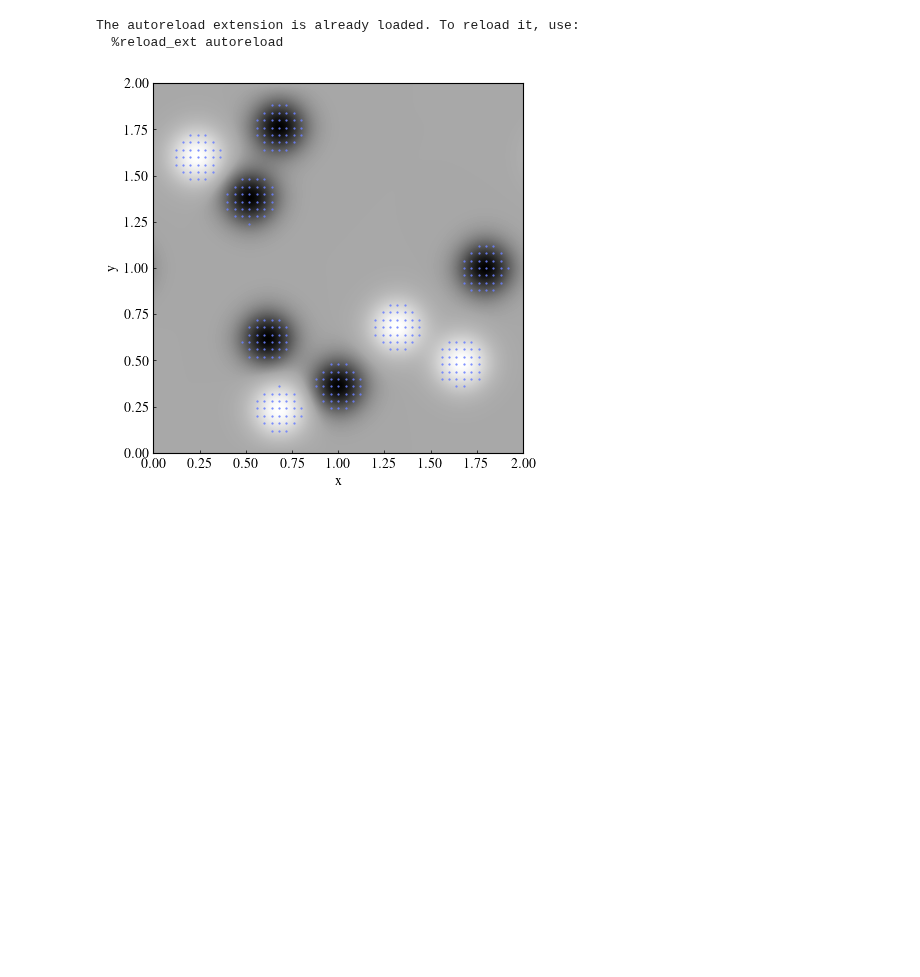
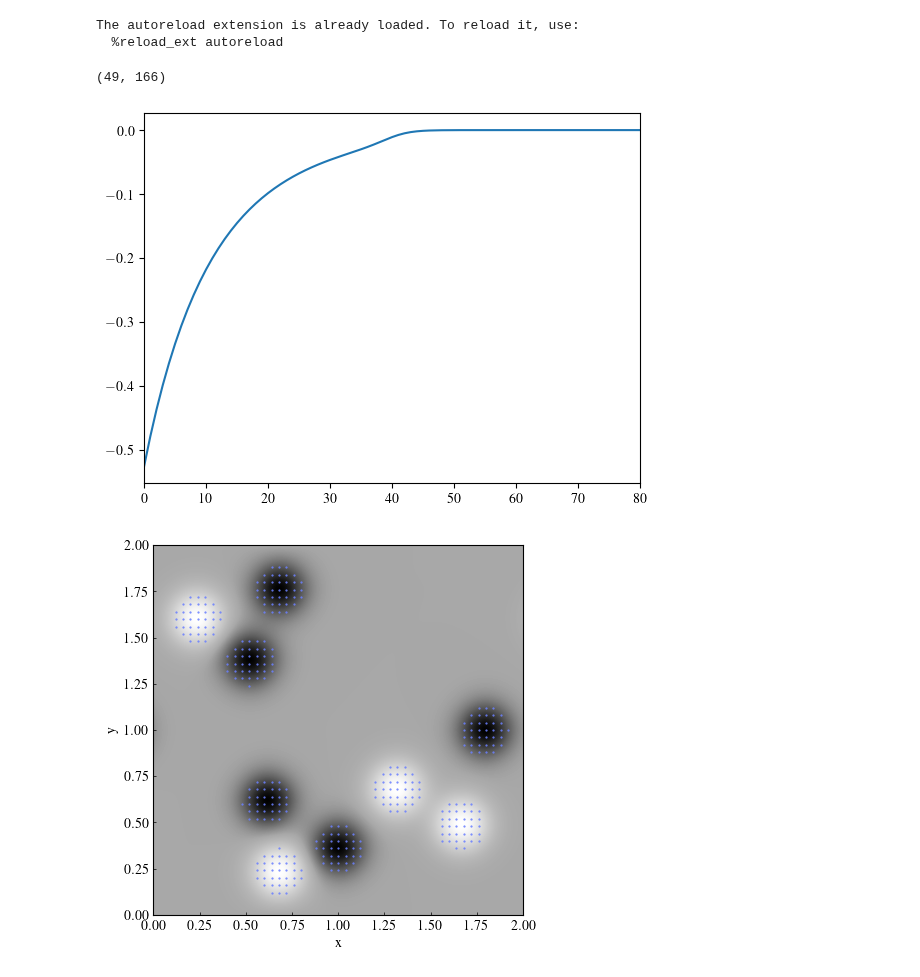
Before and after one commit to LMNadol/mflex, a Jupyter notebook: mhsflex/test.ipynb, the cells around one changed output. Saved outputs shown, nothing was run; the diff lists cells and outputs as text; code cells hidden in the pictures; blank space fills up the shorter version.

```diff
--- a/mhsflex/test.ipynb
+++ b/mhsflex/test.ipynb
@@ -72,3 +78,18 @@ fex = Field3d(
+# %%
+dp = fex.dpres
+dd = fex.dden
+fp = fex.fpres
+fd = fex.fden
+
+print(np.unravel_index(fex.bz.argmax(), fex.bz.shape))
+# %% [output]
+(49, 166)
+# %%
+plt.plot(dp[49,166])
+plt.xlim(0, 80)
+plt.show()
+# %% [output]
+[figure, added]
 # %%
 fex.show_footpoints()
 # %% [output]
```
Also changed, not shown: parts of 9 cells of this notebook, 3 other files.
